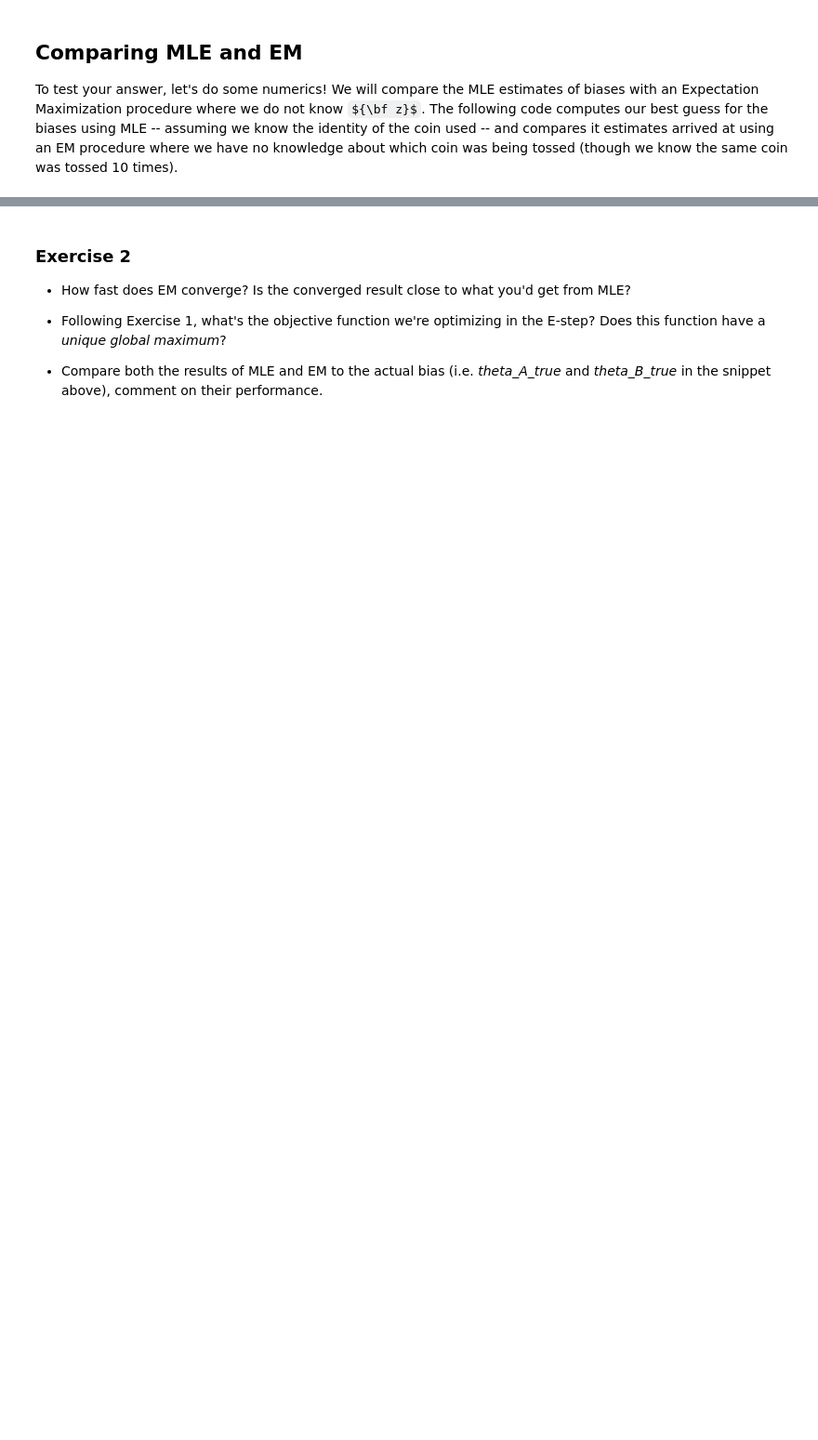
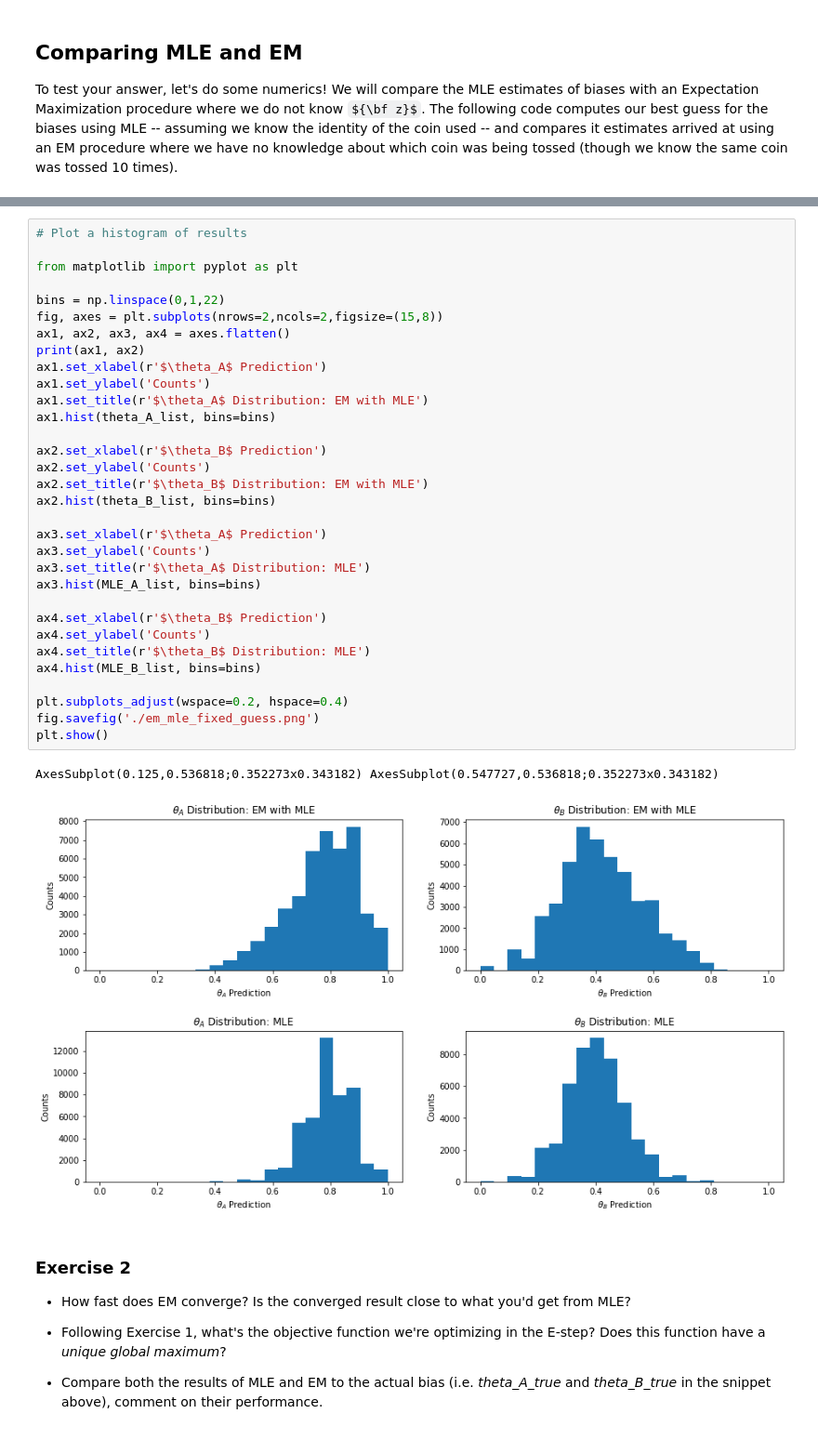
Before and after one commit to alpakpinar/PY891_ML, a Jupyter notebook: JupyterNotebooks/NB16_CXIII-EM_coin_toss.ipynb, the cells around one changed output, grey strips where cells are left out. Shown at 93% size. Saved outputs shown, nothing was run; the diff lists cells and outputs as text; some formulas as TeX source; blank space fills up the shorter version.

Commit message:
Add discussion for exercise 3, create new histograms

```diff
--- a/JupyterNotebooks/NB16_CXIII-EM_coin_toss.ipynb
+++ b/JupyterNotebooks/NB16_CXIII-EM_coin_toss.ipynb
@@ -167,3 +224,38 @@ MLE with complete data: theta_A = 0.833333,  theta_B = 0.600000
+# %%
+# Plot a histogram of results
+
+from matplotlib import pyplot as plt
+
+bins = np.linspace(0,1,22)
+fig, axes = plt.subplots(nrows=2,ncols=2,figsize=(15,8))
+ax1, ax2, ax3, ax4 = axes.flatten()
+print(ax1, ax2)
+ax1.set_xlabel(r'$\theta_A$ Prediction')
+ax1.set_ylabel('Counts')
+ax1.set_title(r'$\theta_A$ Distribution: EM with MLE')
+ax1.hist(theta_A_list, bins=bins)
+
+ax2.set_xlabel(r'$\theta_B$ Prediction')
+ax2.set_ylabel('Counts')
+ax2.set_title(r'$\theta_B$ Distribution: EM with MLE')
+ax2.hist(theta_B_list, bins=bins)
+
+ax3.set_xlabel(r'$\theta_A$ Prediction')
+ax3.set_ylabel('Counts')
+ax3.set_title(r'$\theta_A$ Distribution: MLE')
+ax3.hist(MLE_A_list, bins=bins)
+
+ax4.set_xlabel(r'$\theta_B$ Prediction')
+ax4.set_ylabel('Counts')
+ax4.set_title(r'$\theta_B$ Distribution: MLE')
+ax4.hist(MLE_B_list, bins=bins)
+
+plt.subplots_adjust(wspace=0.2, hspace=0.4)
+fig.savefig('./em_mle_fixed_guess.png')
+plt.show()
+# %% [output]
+AxesSubplot(0.125,0.536818;0.352273x0.343182) AxesSubplot(0.547727,0.536818;0.352273x0.343182)
+[figure, added]
 # %% [markdown]
 ### Exercise 2
 
```
Also changed, not shown: parts of 7 cells of this notebook, 2 other files.
